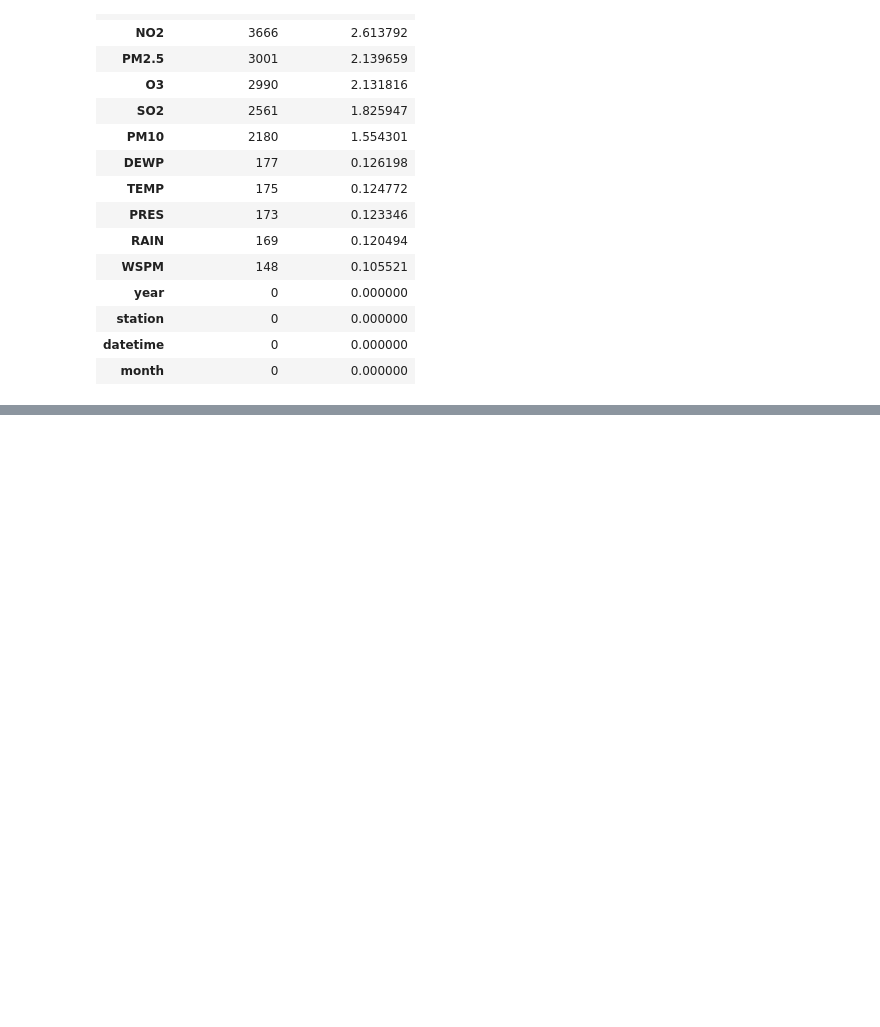
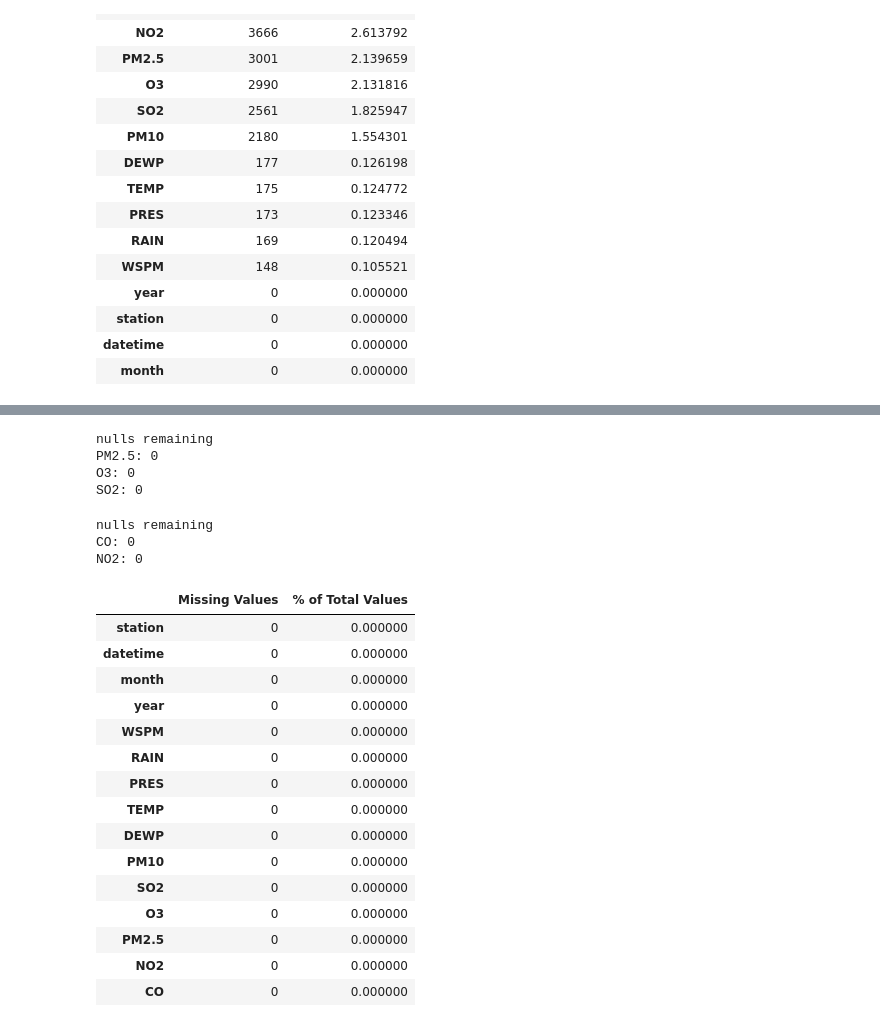
Before and after one commit to Dan-Brooks/Programming-for-Data-Analysis-Cmet, a Jupyter notebook: Data_Analysis_Colab.ipynb, the cells around one changed output, grey strips where cells are left out. Drawn from its saved outputs; the diff is of its cells as text; code cells hidden in the pictures; blank space fills up the shorter version.

```diff
--- a/Data_Analysis_Colab.ipynb
+++ b/Data_Analysis_Colab.ipynb
@@ -250,0 +292,67 @@ For this data to fill in the missing values, the values will be grouped by city
+# %%
+for col in ['PM2.5', 'O3', 'SO2']:
+  dfr[col] = dfr.groupby('station')[col].transform(
+      lambda x: x.interpolate(method='linear', limit_direction='both')
+  )
+
+  dfr[col] = dfr.groupby('month')[col].transform(
+      lambda x: x.fillna(x.median())
+  )
+
+  dfr[col] = dfr[col].fillna(dfr[col].median())
+
+print("nulls remaining")
+print("PM2.5:", dfr['PM2.5'].isnull().sum())
+print("O3:", dfr['O3'].isnull().sum())
+print("SO2:", dfr['SO2'].isnull().sum())
+# %% [output]
+nulls remaining
+PM2.5: 0
+O3: 0
+SO2: 0
+# %%
+for col in ['CO', 'NO2']:
+  dfr[col] = dfr.groupby('station')[col].transform(
+      lambda x: x.fillna(method='ffill')
+  )
+
+  dfr[col] = dfr.groupby('station')[col].transform(
+      lambda x: x.fillna(method='bfill')
+  )
+
+print("nulls remaining")
+print("CO:", dfr['CO'].isnull().sum())
+print("NO2:", dfr['NO2'].isnull().sum())
+# %% [output]
+nulls remaining
+CO: 0
+NO2: 0
+# %%
+def missing_values_table(dfr):
+  null_val = dfr.isnull().sum()
+  null_val_percent = 100 * dfr.isnull().sum() / len(dfr)
+
+  null_val_table = pd.concat([null_val, null_val_percent], axis=1)
+  null_val_table = null_val_table.rename(columns={0: 'Missing Values', 1: '% of Total Values'})
+  null_val_table = null_val_table.sort_values('% of Total Values', ascending=False)
+
+  return null_val_table
+missing_values = missing_values_table(dfr)
+display(missing_values.style.background_gradient(cmap='Purples'))
+# %% [output]
+|  | Missing Values | % of Total Values |
+| station | 0 | 0.000000 |
+| datetime | 0 | 0.000000 |
+| month | 0 | 0.000000 |
+| year | 0 | 0.000000 |
+| WSPM | 0 | 0.000000 |
+| RAIN | 0 | 0.000000 |
+| PRES | 0 | 0.000000 |
+| TEMP | 0 | 0.000000 |
+| DEWP | 0 | 0.000000 |
+| PM10 | 0 | 0.000000 |
+| SO2 | 0 | 0.000000 |
+| O3 | 0 | 0.000000 |
+| PM2.5 | 0 | 0.000000 |
+| NO2 | 0 | 0.000000 |
+| CO | 0 | 0.000000 |
```
Also changed, not shown: parts of 16 cells of this notebook.
